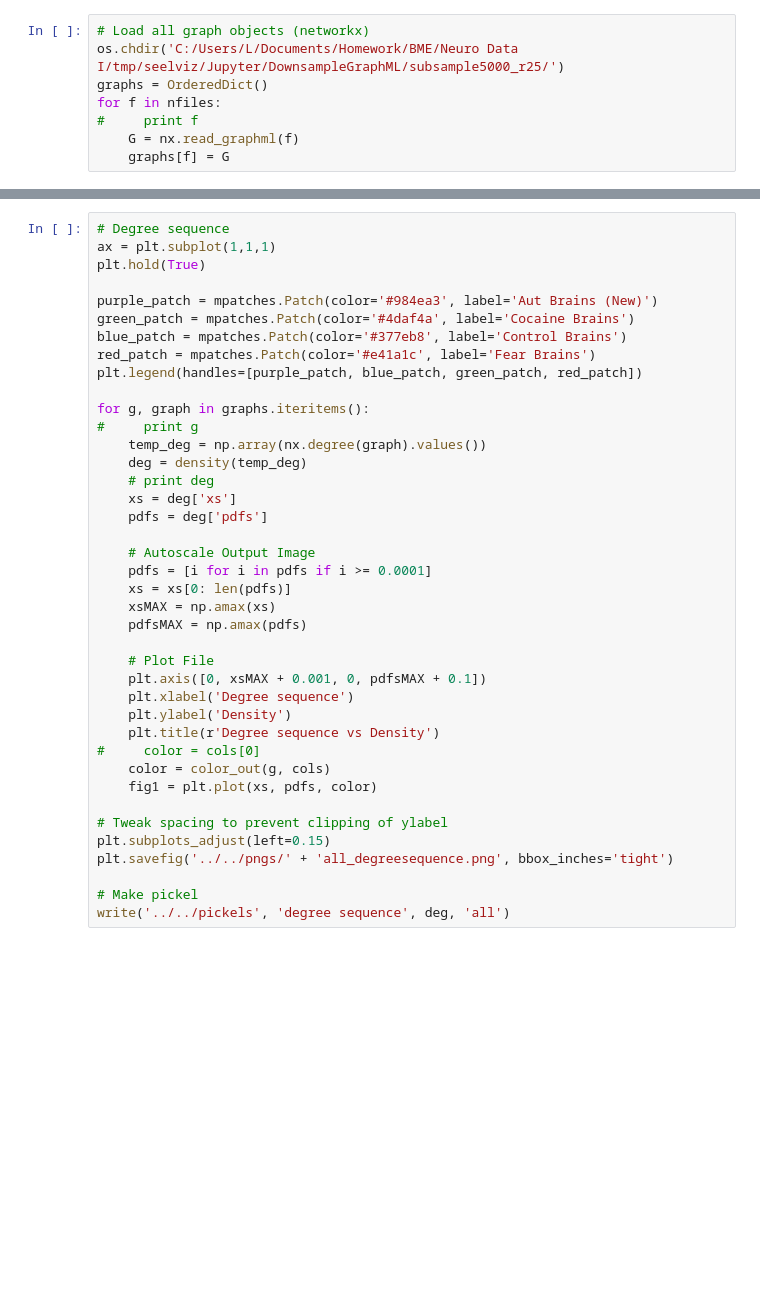
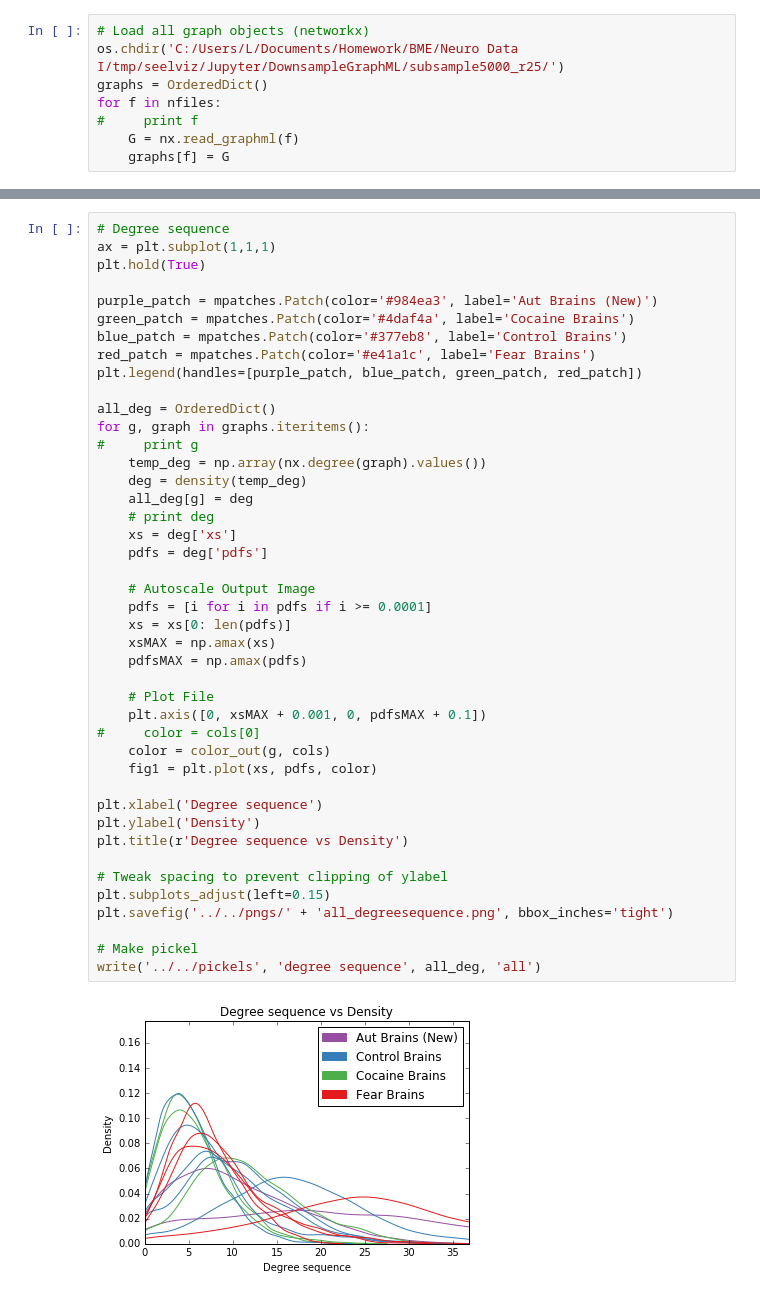
Before and after one commit to NeuroDataDesign/seelviz-f16s17, a Jupyter notebook: Jupyter/Combined Plots and Graph Statistics.ipynb, the cells around one changed output, grey strips where cells are left out. Drawn from its saved outputs; the diff is of its cells as text; blank space fills up the shorter version.

```diff
--- a/Jupyter/Combined Plots and Graph Statistics.ipynb
+++ b/Jupyter/Combined Plots and Graph Statistics.ipynb
@@ -142,37 +149,42 @@ purple_patch = mpatches.Patch(color='#984ea3', label='Aut Brains (New)')
 green_patch = mpatches.Patch(color='#4daf4a', label='Cocaine Brains')
 blue_patch = mpatches.Patch(color='#377eb8', label='Control Brains')
 red_patch = mpatches.Patch(color='#e41a1c', label='Fear Brains')
 plt.legend(handles=[purple_patch, blue_patch, green_patch, red_patch])
 
+all_deg = OrderedDict()
 for g, graph in graphs.iteritems():
 #     print g
     temp_deg = np.array(nx.degree(graph).values())
     deg = density(temp_deg)
+    all_deg[g] = deg
     # print deg
     xs = deg['xs']
     pdfs = deg['pdfs']
 
     # Autoscale Output Image
     pdfs = [i for i in pdfs if i >= 0.0001]
     xs = xs[0: len(pdfs)]
     xsMAX = np.amax(xs)
     pdfsMAX = np.amax(pdfs)
 
     # Plot File
     plt.axis([0, xsMAX + 0.001, 0, pdfsMAX + 0.1])
-    plt.xlabel('Degree sequence')
-    plt.ylabel('Density')
-    plt.title(r'Degree sequence vs Density')
 #     color = cols[0]
     color = color_out(g, cols)
     fig1 = plt.plot(xs, pdfs, color)
+
+plt.xlabel('Degree sequence')
+plt.ylabel('Density')
+plt.title(r'Degree sequence vs Density')
 
 # Tweak spacing to prevent clipping of ylabel
 plt.subplots_adjust(left=0.15)
 plt.savefig('../../pngs/' + 'all_degreesequence.png', bbox_inches='tight')
 
 # Make pickel
-write('../../pickels', 'degree sequence', deg, 'all')
+write('../../pickels', 'degree sequence', all_deg, 'all')
+# %% [output]
+[figure, added]
 # %%
 # Compute Edge Weights
 plt.hold(True)
```
Also changed, not shown: parts of 6 cells of this notebook, 10 other files.
